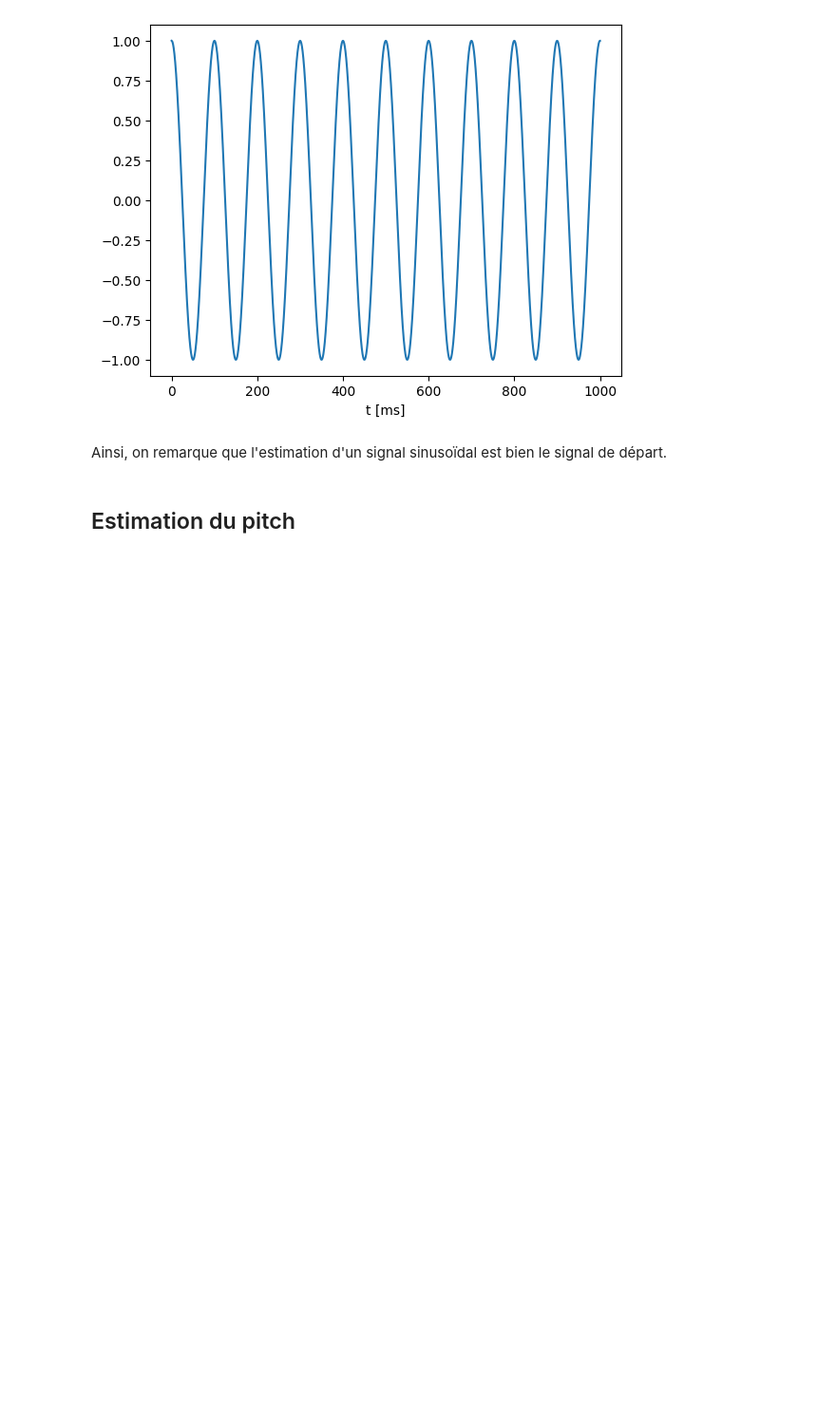
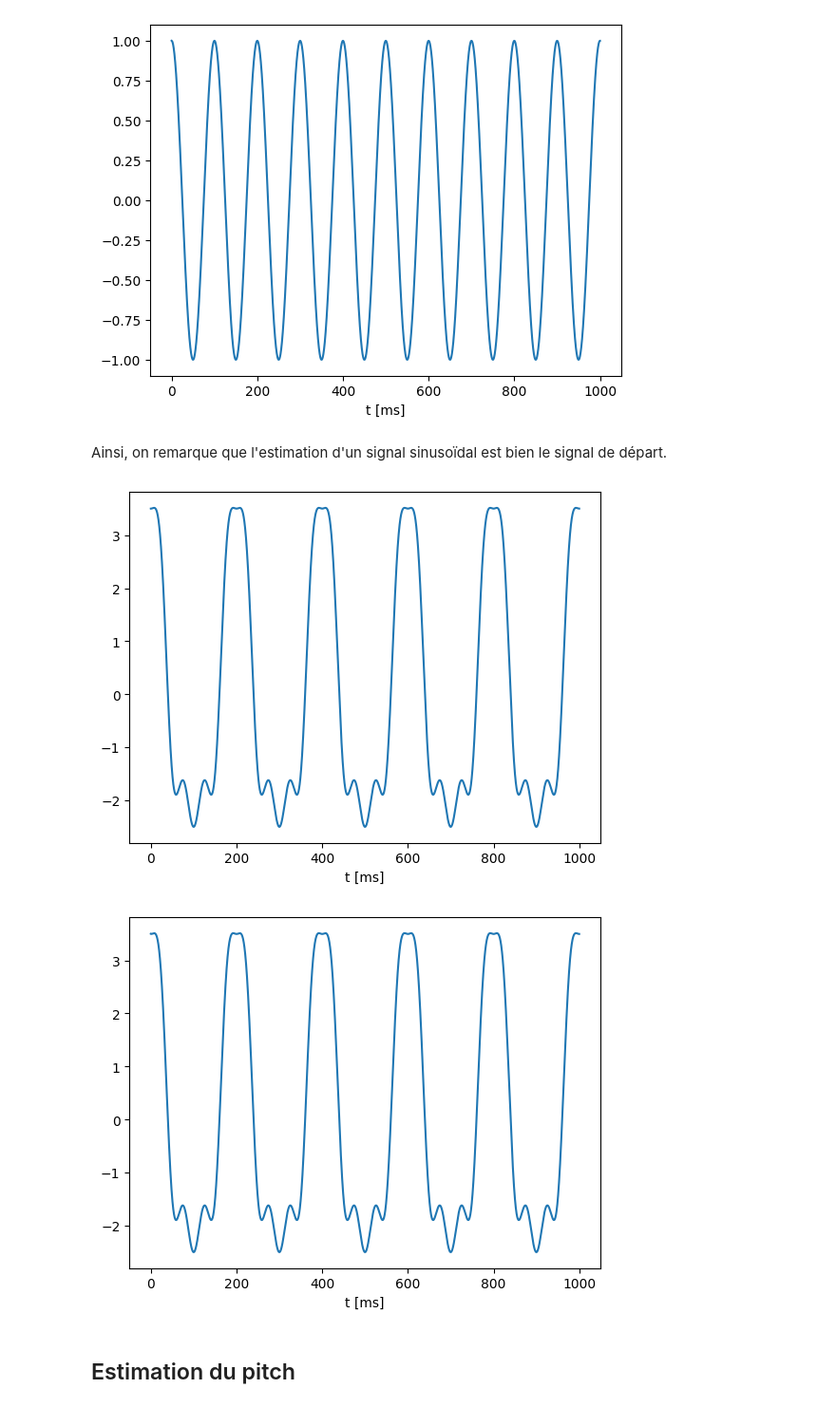
Before and after one commit to SushiOfDestiny/TDS-projet-signaux-parole, a Jupyter notebook: lpc.ipynb, the cells around one changed output. Shown at 95% size. Cells and saved outputs as stored; diff of their text form; code cells hidden in the pictures; blank space fills up the shorter version.

```diff
--- a/lpc.ipynb
+++ b/lpc.ipynb
@@ -271,6 +271,15 @@ utils.plot_signal(x_estim, fs)
 [figure]
 # %% [markdown]
 Ainsi, on remarque que l'estimation d'un signal sinusoïdal est bien le signal de départ.
+# %%
+times = np.linspace(0,1,8000)
+x = np.cos(2*np.pi * 10 * times) - 0.5 * np.cos(2*np.pi * 20 * times) + 3 * np.cos(2*np.pi * 5 * times)
+utils.plot_signal(x, fs)
+alphas, x_estim = lpc_encode(x, 32)
+utils.plot_signal(x_estim, fs)
+# %% [output]
+[figure, added]
+[figure, added]
 # %%
 def lpc_decode(coefs, source):
     """
```
Also changed, not shown: parts of 2 cells of this notebook, 7 other files.
